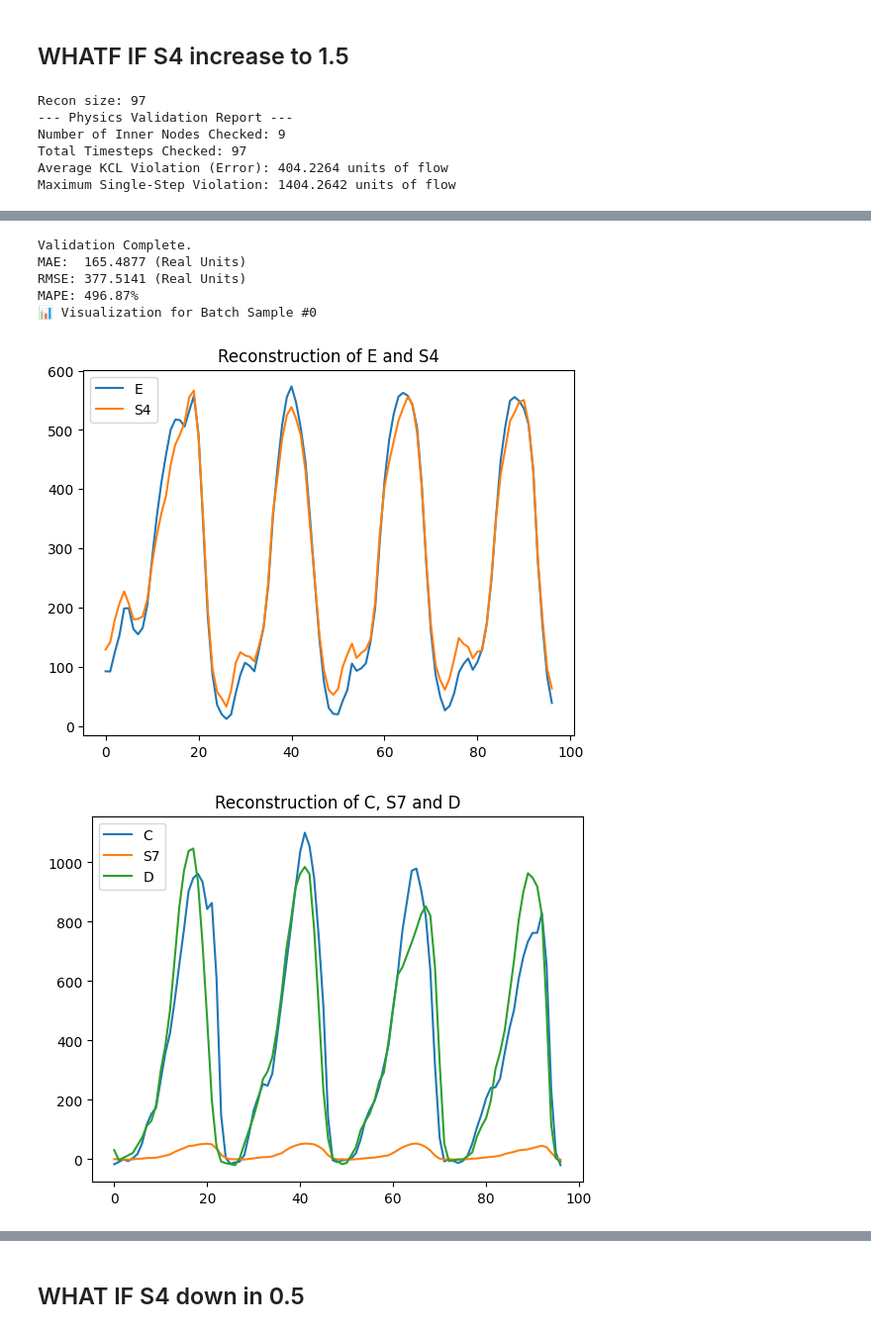
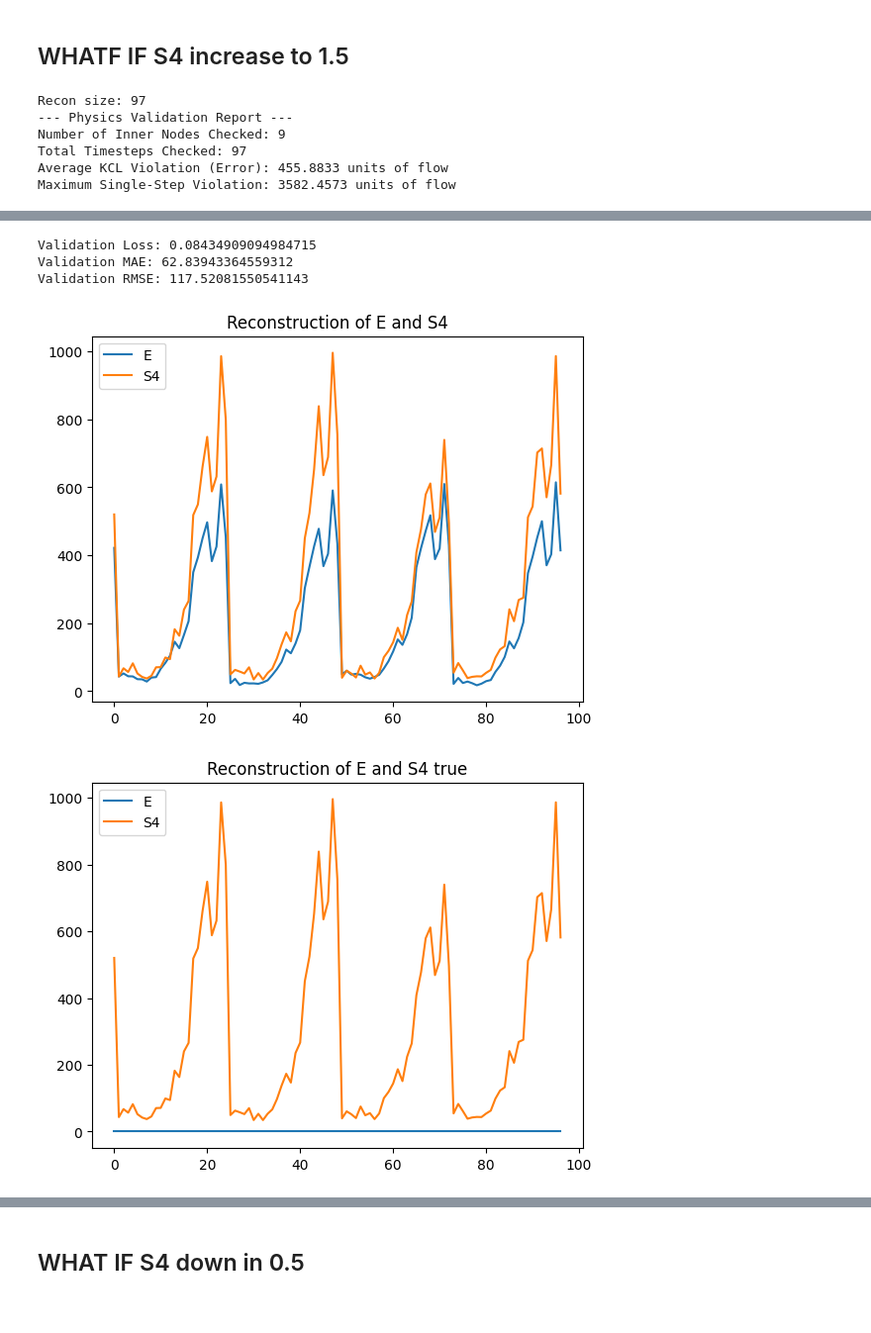
Before and after one commit to vmasuero/AFE, a Jupyter notebook: Modular/Model_Itransformer_v2.1.ipynb, the cells around one changed output, grey strips where cells are left out. Shown at 99% size. Cells and saved outputs as stored; diff of their text form; code cells hidden in the pictures.

```diff
--- a/Modular/Model_Itransformer_v2.1.ipynb
+++ b/Modular/Model_Itransformer_v2.1.ipynb
@@ -1769 +1821,19 @@ Epoch [60/60] Total: 48894.5837 | Task (Leaves MSE): 0.0472 | Physics (KCL Viola
 Model saved to TRAINED_MODELS/model_itransformer_att_phy_mask_node_sim_trained.pth
+# %%
+#epoch_task_loss_arr,epoch_kcl_loss_arr
+import matplotlib.pyplot as plt
+
+fig, ax1 = plt.subplots(figsize=(10, 5))
+
+ax1.set_xlabel('Epoch')
+ax1.set_ylabel('MSE Loss', color='tab:blue')
+ax1.plot(epoch_task_loss_arr, color='tab:blue', label='MSE Loss')
+ax1.tick_params(axis='y', labelcolor='tab:blue')
+
+ax2 = ax1.twinx()
+ax2.set_ylabel('FLow Conservation Loss', color='tab:red')
+ax2.plot(epoch_kcl_loss_arr, color='tab:red', label='FLow Conservation Loss')
+ax2.tick_params(axis='y', labelcolor='tab:red')
+
+fig.tight_layout()
+plt.show()
@@ -1777,7 +1849,7 @@ MODEL = iTransformer(
         d_model=D_MODEL,
         num_layers=LAYERS_ENC_DEC,
         n_heads=K_HEADS,
-        attn_mask=ATT_MASK_T
+        attn_mask= None #ATT_MASK_T
 )
 
 PREFIX_MODEL = 'model_itransformer_att_phy_mask_node_sim'
@@ -1893,9 +2179,14 @@ def reconstruct_physical_flow_mask(model, dataloader, scaler_means, scaler_stds,
             preds_np = y_pred_unscaled.cpu().numpy()
             trues_np = y_true_unscaled.cpu().numpy()
 
-            # 3. Extract the "Present" (The last timestep of the window)
+            # 3. Extract the "Present" (The last timestep of the window)  [1,16]
             step_preds = preds_np[:, -1, :]
             step_trues = trues_np[:, -1, :]
+
+            #mantener los valores de las hojas
+            step_preds[:, ~mask_np] = step_trues[:, ~mask_np]
+
+
 
             continuous_preds.append(step_preds)
             continuous_trues.append(step_trues)
@@ -2086,6 +2383,7 @@ MAPE: 496.87%
 DATA_RAW_SIMULATION = DATA_RAW_MODEL.copy()
 DATA_RAW_SIMULATION = DATA_RAW_SIMULATION.iloc[-HIST_STEPS*5:,:]
 DATA_RAW_SIMULATION['S4'] *= 1.5
+DATA_RAW_SIMULATION['E'] = 0
 
 
 recon_data = SCALER.transform(DATA_RAW_SIMULATION.values)
@@ -2097,11 +2395,12 @@ DATA_RAW_SIMULATION[['E','S4']].plot(title='original curve E and S4')
 DATA_RAW_SIMULATION[['C','S7','D']].plot(title='original curve C, S7 and D')
 
 
-predicted_flows, true_flows = reconstruct_physical_flow(
+predicted_flows, true_flows = reconstruct_physical_flow_mask(
     model=MODEL,
     dataloader=SIM_DL,
     scaler_means=SCALER_MEAN_T,
     scaler_stds=SCALER_STD_T,
+    inner_mask=INNER_MASK,
     device='cpu'
 )
 
@@ -2120,13 +2419,20 @@ plot_inner_node_physics(
 )
 
 pd.DataFrame(predicted_flows, columns=NODE_LIST)[['E','S4']].plot(title='Reconstruction of E and S4')
-pd.DataFrame(predicted_flows, columns=NODE_LIST)[['C','S7','D']].plot(title='Reconstruction of C, S7 and D')
-validate_model(MODEL, RECON_DL, SCALER, 'cpu')
-validate_plots(MODEL, RECON_DL, SCALER, 'cpu', num_nodes_to_plot=3)
+pd.DataFrame(true_flows, columns=NODE_LIST)[['E','S4']].plot(title='Reconstruction of E and S4 true')
+
+#pd.DataFrame(predicted_flows, columns=NODE_LIST)[['C','S7','D']].plot(title='Reconstruction of C, S7 and D')
+#validate_model(MODEL, RECON_DL, SCALER, 'cpu')
+#validate_plots(MODEL, RECON_DL, SCALER, 'cpu', num_nodes_to_plot=3)
+
+val_loss_total, val_mae_total, val_rmse_total = validate_model(MODEL, TSS_VAL_DL, criterion, SCALER_MEAN_T, SCALER_STD_T, 'cpu', channel=None)
+print(f"Validation Loss: {val_loss_total}")
+print(f"Validation MAE: {val_mae_total}")
+print(f"Validation RMSE: {val_rmse_total}")
 # %% [output]
 Recon size: 97
 --- Physics Validation Report ---
 Number of Inner Nodes Checked: 9
 Total Timesteps Checked: 97
-Average KCL Violation (Error): 404.2264 units of flow
-Maximum Single-Step Violation: 1404.2642 units of flow
+Average KCL Violation (Error): 455.8833 units of flow
+Maximum Single-Step Violation: 3582.4573 units of flow
@@ -2136,7 +2442,5 @@ Maximum Single-Step Violation: 1404.2642 units of flow
-Validation Complete.
-MAE:  165.4877 (Real Units)
-RMSE: 377.5141 (Real Units)
-MAPE: 496.87%
-📊 Visualization for Batch Sample #0
+Validation Loss: 0.08434909094984715
+Validation MAE: 62.83943364559312
+Validation RMSE: 117.52081550541143
-[figure, old version]
+[figure, new version]
-[figure, old version]
+[figure, new version]
```
Also changed, not shown: parts of 30 cells of this notebook, 19 other files.
